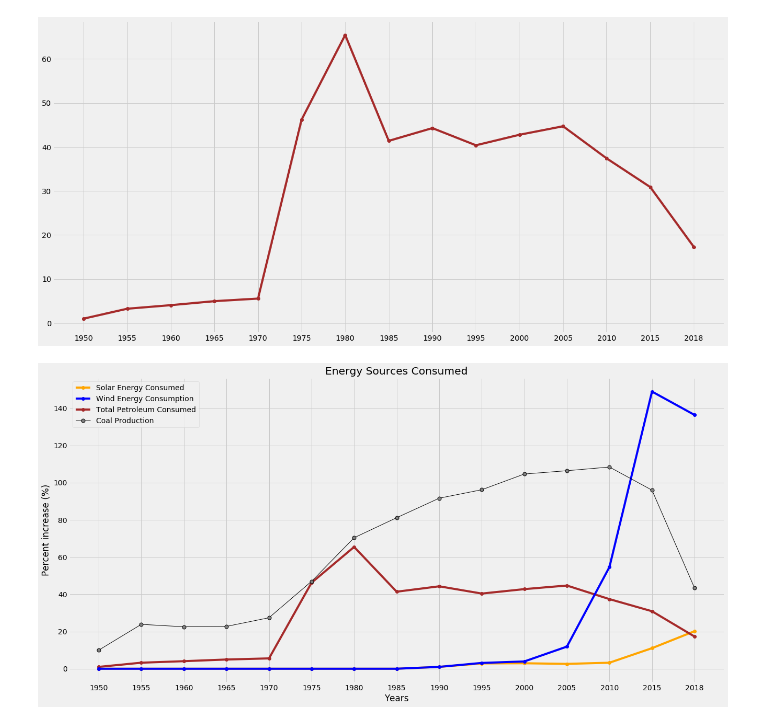
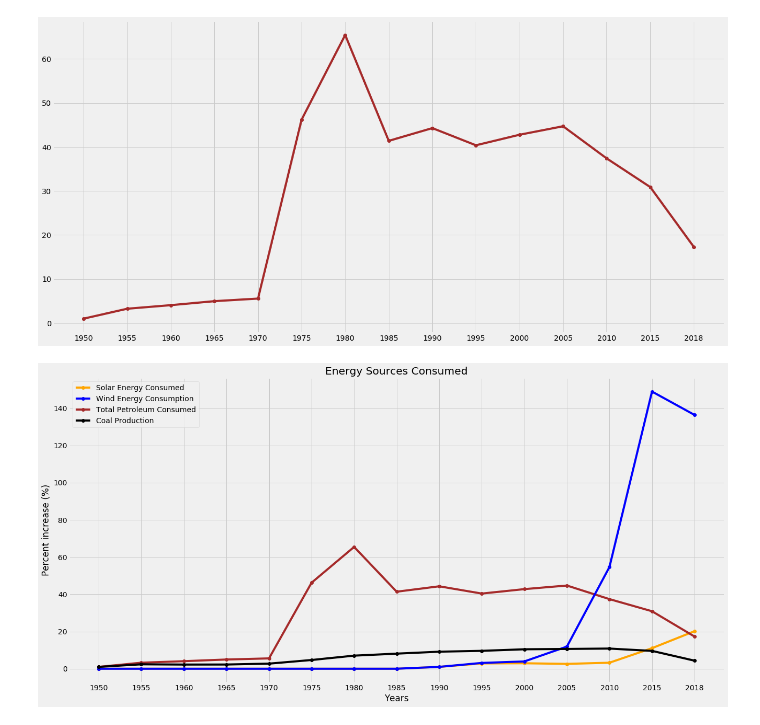
Before and after one commit to seantibbitts/project_1, a Jupyter notebook: Project1.ipynb, the cells around one changed output. Cells and saved outputs as stored; diff of their text form; code cells hidden in the pictures.

```diff
--- a/Project1.ipynb
+++ b/Project1.ipynb
@@ -67,8 +67,8 @@ See the caveats in the documentation: http://pandas.pydata.org/pandas-docs/stabl
   after removing the cwd from sys.path.
 # %%
 df_wind["New column"]=pd.cut(df_wind['YYYYMM'],bins,labels=group_names)
-df_axis2=df_wind.groupby('New column')['Value'].sum()/10
+df_axis2=df_wind.groupby('New column')['Value'].sum()
 df_axis2.reset_index()
-wind,=plt.plot(group_names,df_axis2/df_axis2.loc['1990'],marker='o',color='blue',label="Wind Energy Consumption")
+wind,=plt.plot(group_names,df_axis2,marker='o',color='blue',label="Wind Energy Consumption")
 plt.rcParams['figure.figsize']=(20,10)
 # %% [output]
@@ -98,17 +98,17 @@ df_coal["New column"]=pd.cut(df_coal['YYYYMM'],bins,labels=group_names)
 # %%
 df_axis4=df_coal.groupby('New column')['Value'].sum()
 df_axis4.reset_index()
 
 solar,=plt.plot(group_names,df_axis1/df_axis1.loc['1990'],marker='o',color='orange',label="Solar Energy Consumed")
 petro,=plt.plot(group_names,df_axis3/df_axis3.iloc[0],marker='o',color='brown',label="Total Petroleum Consumed")
 wind,=plt.plot(group_names,df_axis2/df_axis2.loc['1990'],marker='o',color='blue',label="Wind Energy Consumption")
-coal,=plt.plot(group_names,df_axis4/df_axis4.iloc[0]*10, marker='o', markerfacecolor='grey', markersize=7, color='black', linewidth=1,label="Coal Production")
+coal,=plt.plot(group_names,df_axis4/df_axis4.iloc[0], marker='o', color='black',label="Coal Production")
 
 plt.legend(handles=[solar, wind,petro,coal], loc="best")
 plt.title("Energy Sources Consumed")
 plt.ylabel("Percent increase (%)")
 plt.xlabel("Years")
 plt.rcParams['figure.figsize']=(20,10)
 plt.savefig("Energy Sources.png")
 # %% [output]
-[figure, old version]
+[figure, new version]
```
Also changed, not shown: parts of 2 cells of this notebook, 1 other file.
